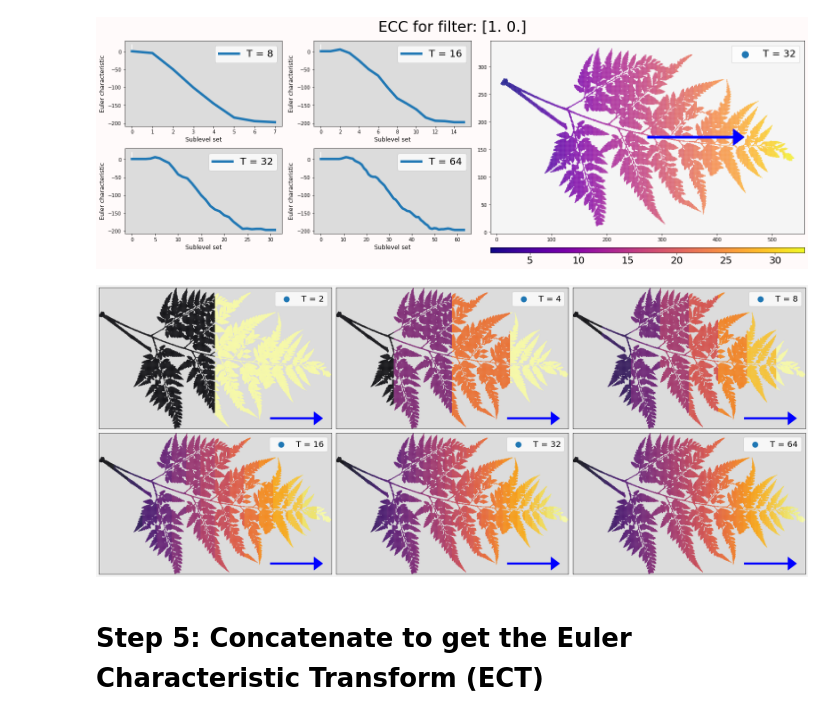
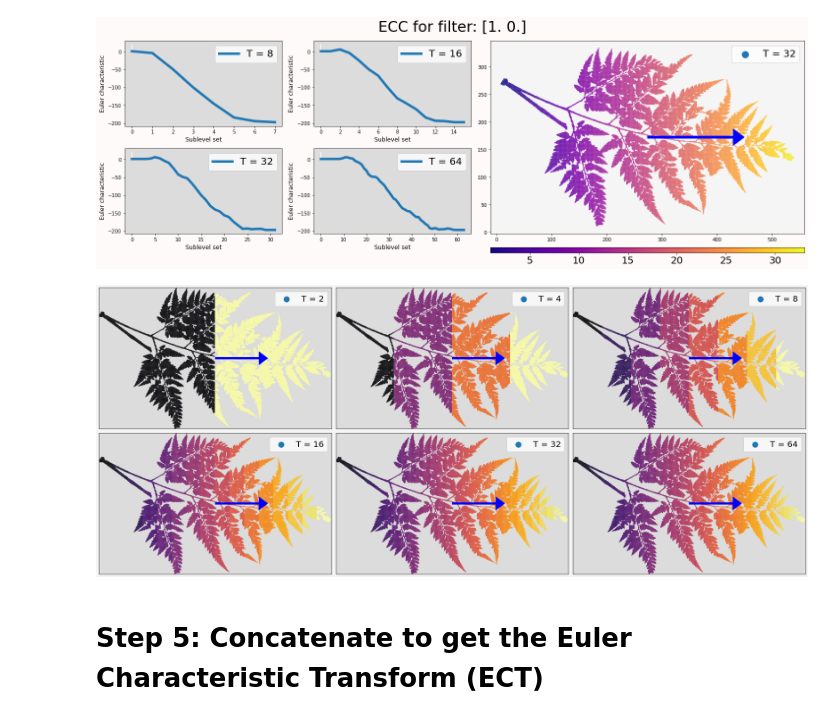
Before and after one commit to amezqui3/demeter, a Jupyter notebook: tutorial/nappn2022_shape_of_things_to_come.ipynb, the cells around one changed output. Cells and saved outputs as stored; diff of their text form; code cells hidden in the pictures.

```diff
--- a/tutorial/nappn2022_shape_of_things_to_come.ipynb
+++ b/tutorial/nappn2022_shape_of_things_to_come.ipynb
@@ -826,35 +868,35 @@ plot_ecc_filtration(leaf, heights, T, title=np.around(direction,2), ydot=(1,20),
 # %%
 fig, axs = plt.subplots(2,3, figsize=(24,10), sharex=True, sharey=True, facecolor='whitesmoke')
 
 axs = np.atleast_1d(axs).ravel()
 filtration = np.sum(leaf.cells[0]*direction, axis=1)
 T = [2, 4, 8, 16, 32, 64, 128]
-start = [4s00, 35]
+start = 0.5*(np.max(leaf.cells[0], axis=0) + np.min(leaf.cells[0], axis=0))
 norm = np.zeros(2) + 100
 end = norm*direction
 
 for i,ax in enumerate(axs):
     TT = T[i]
     bins = np.linspace(np.min(filtration), np.max(filtration), TT+1)
     indices = np.digitize(filtration, bins=bins, right=False)
     indices[indices > TT] = TT
 
     scatter = ax.scatter(*leaf.cells[0].T,
                          s=0.2, c=indices, cmap='inferno', label='T = {}'.format(TT))
     ax.set_facecolor('gainsboro')
     ax.margins(0,0)
     ax.arrow(*start, *end, head_width=30, head_length=20, width=4, color='blue')
 
     ax.legend(fontsize=20, markerscale=30, loc='upper right')
     ax.axis('image');
     ax.set_xticklabels(''); ax.set_yticklabels('')
     ax.tick_params(bottom=False, left=False)
 
 fig.tight_layout();
 #filename = '/home/ejam/documents/webpage/tda/figs/thresholds_ecc_fern.jpg'
 #plt.savefig(filename, format='jpg', dpi=96, bbox_inches='tight', pil_kwargs={'optimize':True})
 # %% [output]
-[figure, old version]
+[figure, new version]
 # %% [markdown]
 # Step 5: Concatenate to get the Euler Characteristic Transform (ECT)
 # %%
```
Also changed, not shown: parts of 34 cells of this notebook.
